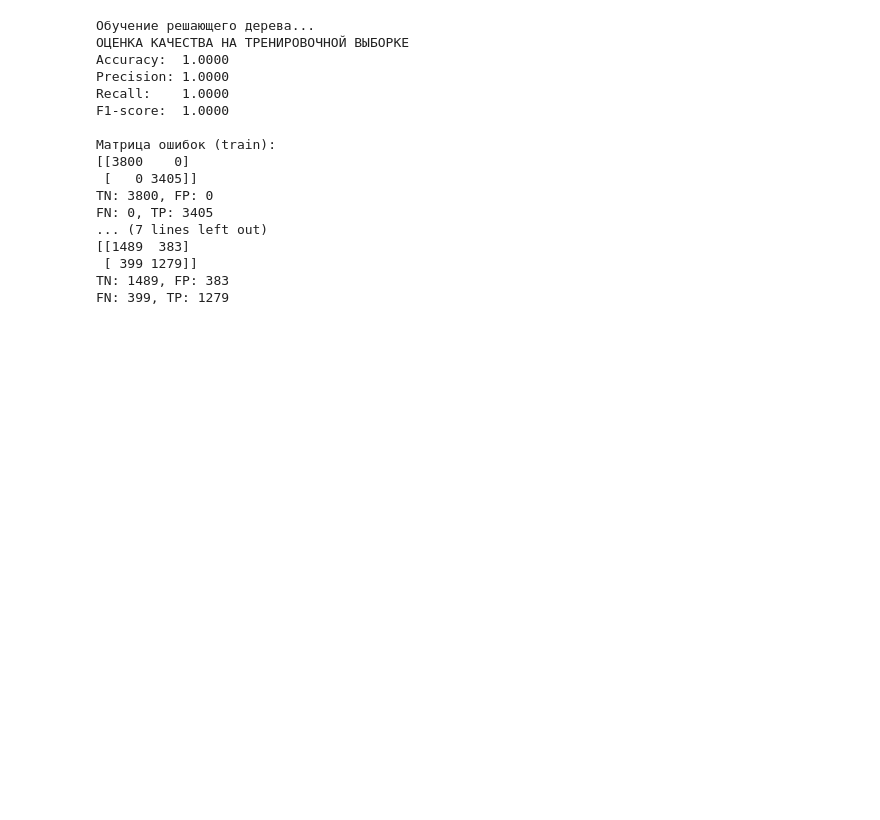
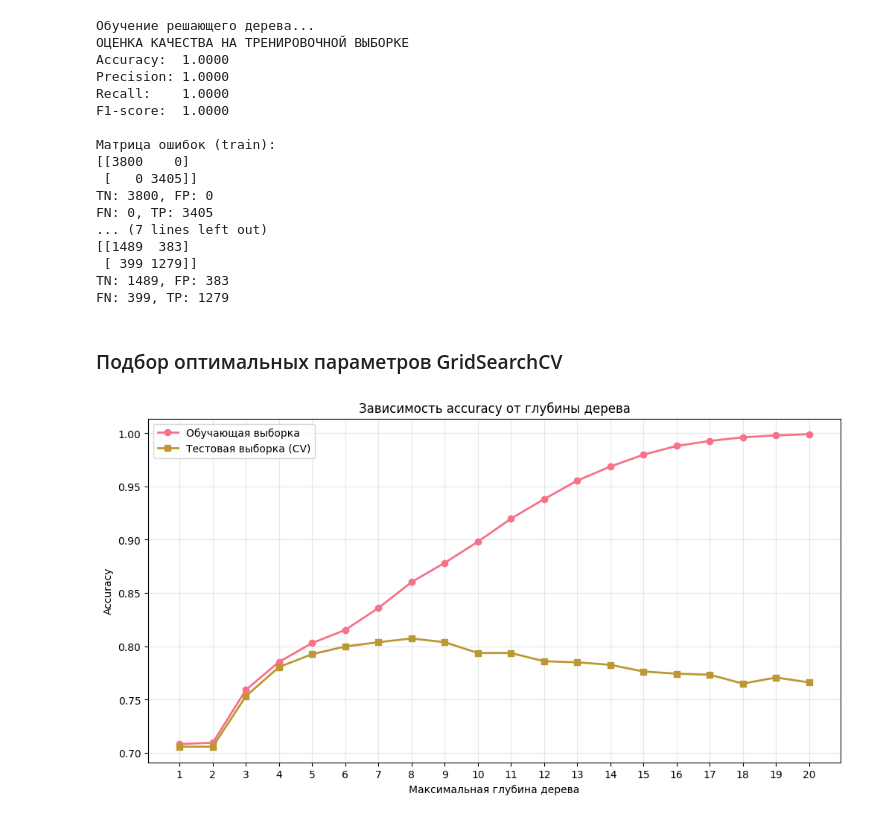
Before and after one commit to UlyanaGru/ML_project4, a Jupyter notebook: ml_progect4.ipynb, the cells around one changed output. Saved outputs shown, nothing was run; the diff lists cells and outputs as text; code cells hidden in the pictures; blank space fills up the shorter version.

Commit message:
searched optimal parameters GridSearch

```diff
--- a/ml_progect4.ipynb
+++ b/ml_progect4.ipynb
@@ -1368,3 +1368,83 @@ FN: 0, TP: 3405
  [ 399 1279]]
 TN: 1489, FP: 383
 FN: 399, TP: 1279
+# %% [markdown]
+### Подбор оптимальных параметров GridSearchCV
+# %%
+from sklearn.datasets import make_classification
+from sklearn.model_selection import train_test_split, GridSearchCV
+#Определяем диапазон глубин для перебора
+param_grid = {
+    'max_depth': range(1, 21)  #от 1 до 20
+}
+#Создаем модель дерева
+tree = DecisionTreeClassifier(random_state=42)
+#Настраиваем GridSearchCV
+grid_search = GridSearchCV(
+    estimator=tree,
+    param_grid=param_grid,
+    cv=5,  #5-кратная кросс-валидация
+    scoring='accuracy',
+    return_train_score=True,
+    n_jobs=-1  #использовать все доступные ядра процессора
+)
+#Запускаем поиск
+grid_search.fit(X_train, y_train)
+#Получаем результаты
+results = pd.DataFrame(grid_search.cv_results_)
+#Визуализируем результаты
+plt.figure(figsize=(12, 6))
+#Точность на обучающей выборке
+plt.plot(results['param_max_depth'], results['mean_train_score'],
+         label='Обучающая выборка', marker='o', linewidth=2)
+#Точность на тестовой выборке (кросс-валидация)
+plt.plot(results['param_max_depth'], results['mean_test_score'],
+         label='Тестовая выборка (CV)', marker='s', linewidth=2)
+plt.xlabel('Максимальная глубина дерева')
+plt.ylabel('Accuracy')
+plt.title('Зависимость accuracy от глубины дерева')
+plt.legend()
+plt.grid(True, alpha=0.3)
+plt.xticks(range(1, 21))
+plt.show()
+#Анализируем результаты для нахождения оптимальной глубины
+best_test_score = 0
+best_depth = 0
+overfitting_started = False
+print("Анализ результатов:")
+print("Глубина | Train Acc | Test Acc | Разница")
+print("-" * 40)
+for depth in param_grid['max_depth']:
+    train_acc = results[results['param_max_depth'] == depth]['mean_train_score'].values[0]
+    test_acc = results[results['param_max_depth'] == depth]['mean_test_score'].values[0]
+    diff = train_acc - test_acc
+    print(f"{depth:7d} | {train_acc:.4f}   | {test_acc:.4f}   | {diff:.4f}")
+    #Ищем максимальную точность на тесте до начала переобучения
+    if test_acc > best_test_score and not overfitting_started:
+        best_test_score = test_acc
+        best_depth = depth
+    #Проверяем, началось ли переобучение (рост разницы между train и test)
+    if depth > 1:
+        prev_diff = results[results['param_max_depth'] == depth-1]['mean_train_score'].values[0] - \
+                   results[results['param_max_depth'] == depth-1]['mean_test_score'].values[0]
+        if diff > prev_diff + 0.01:  # порог для определения переобучения
+            overfitting_started = True
+print(f"\nОптимальная глубина: {best_depth}")
+print(f"Лучшая accuracy на тестовой выборке: {best_test_score:.4f}")
+#Обучаем финальную модель с оптимальной глубиной
+final_model = DecisionTreeClassifier(max_depth=best_depth, random_state=42)
+final_model.fit(X_train, y_train)
+# роверяем на тестовой выборке
+y_pred = final_model.predict(X_test)
+final_accuracy = accuracy_score(y_test, y_pred)
+final_f1 = f1_score(y_test, y_pred)
+print(f"Accuracy на финальном тесте: {final_accuracy:.4f}")
+print(f"F1 на финальном тесте: {final_f1:.4f}")
+#Дополнительный анализ: смотрим разницу между train и test accuracy
+results['diff_train_test'] = results['mean_train_score'] - results['mean_test_score']
+#Находим глубину, где разница начинает резко расти
+diff_increase = results['diff_train_test'].diff().fillna(0)
+overfitting_point = diff_increase.idxmax() + 1  #+1 потому что индексы с 0
+print(f"Переобучение начинает проявляться на глубине: {overfitting_point}")
+# %% [output]
+[figure, added]
```
Also changed, not shown: parts of 2 cells of this notebook.
